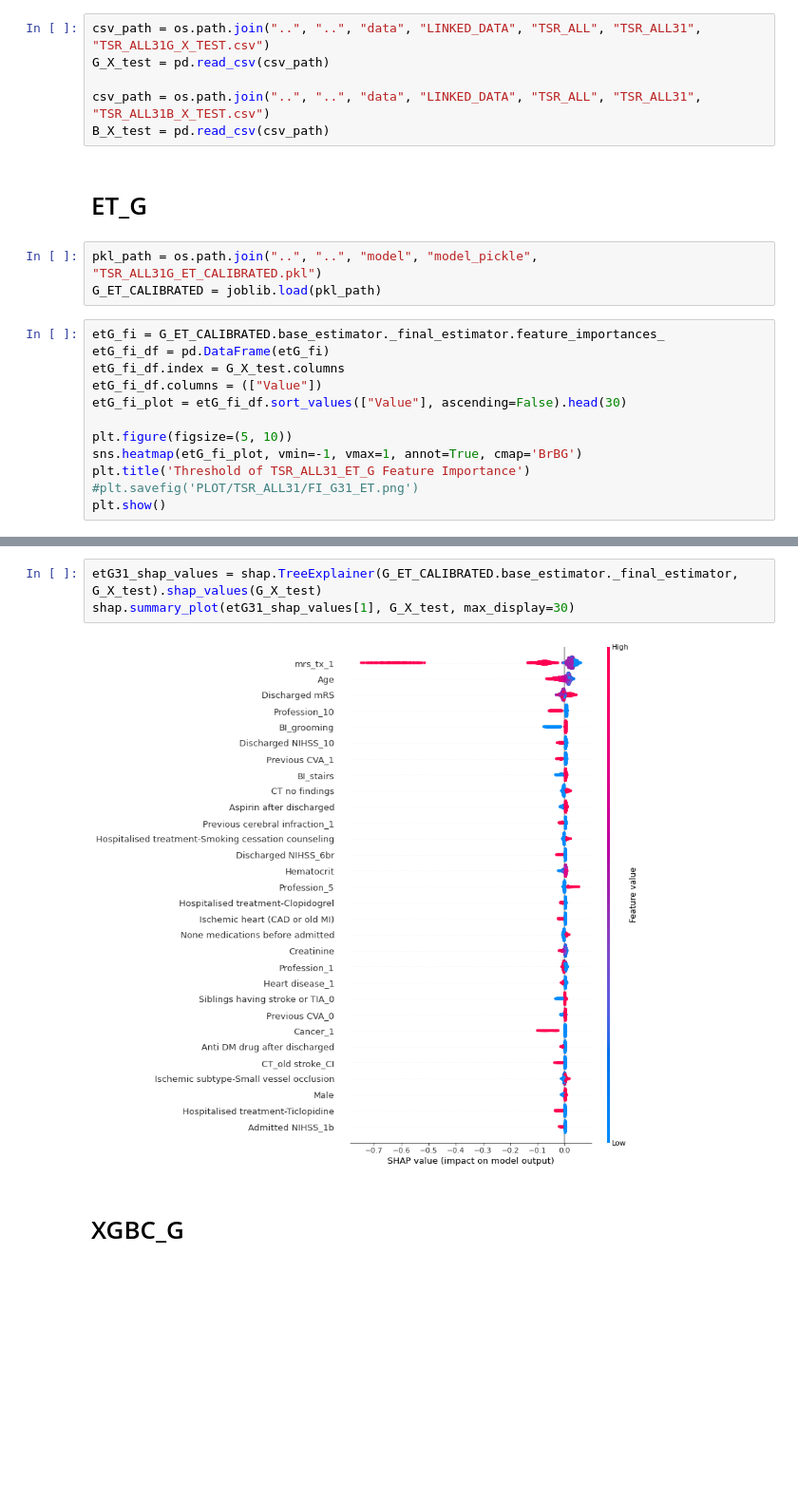
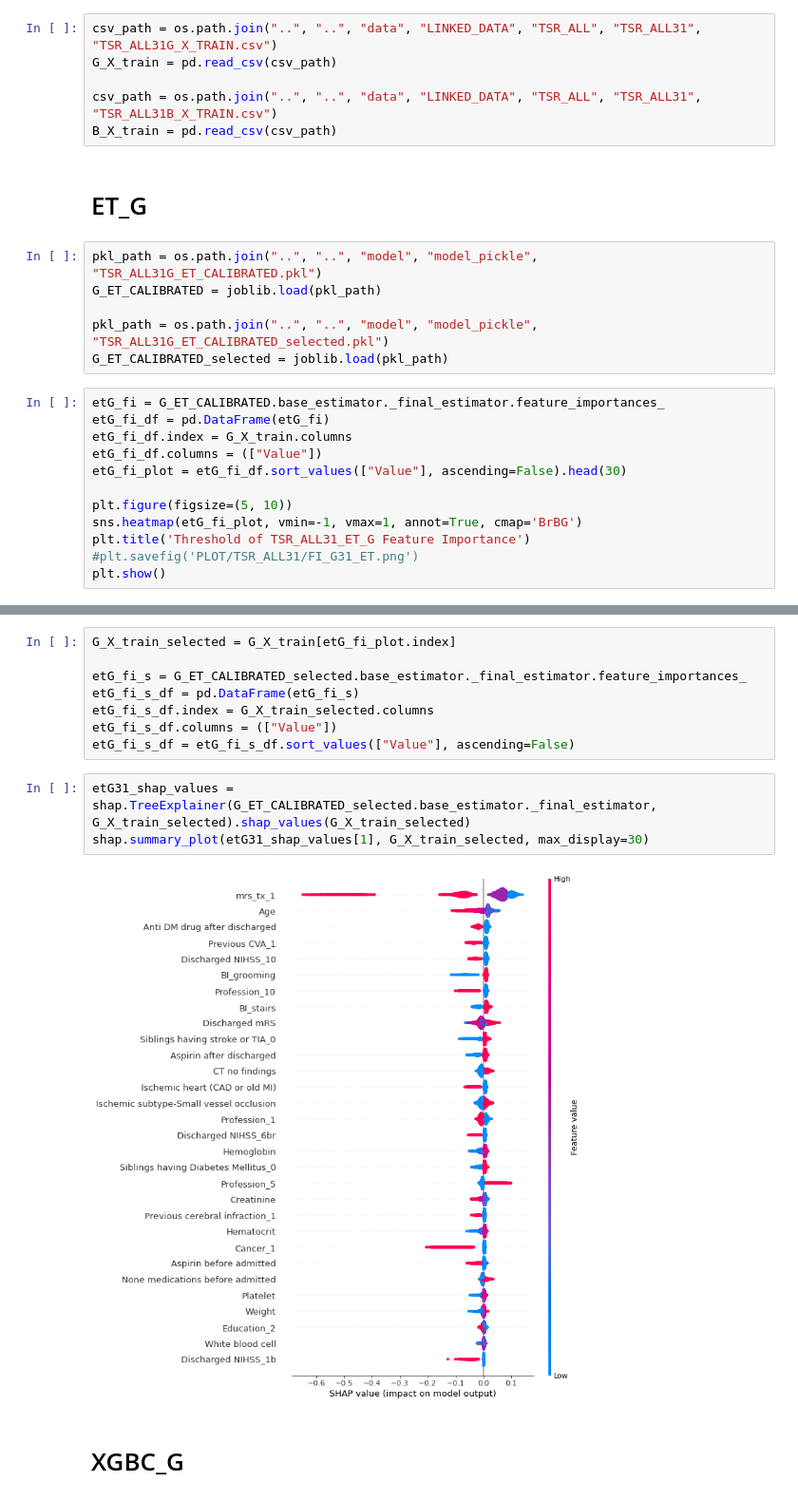
Before and after one commit to sn987532159/TSR_ML, a Jupyter notebook: result/TSR_ALL/TSR_ALL31_FI.ipynb, the cells around one changed output, grey strips where cells are left out. Shown: that part at 95% size. Cells and saved outputs as stored; diff of their text form; blank space fills up the shorter version.

```diff
--- a/result/TSR_ALL/TSR_ALL31_FI.ipynb
+++ b/result/TSR_ALL/TSR_ALL31_FI.ipynb
@@ -9,20 +9,23 @@ import numpy as np
 # %% [markdown]
 # Import datasets
 # %%
-csv_path = os.path.join("..", "..", "data", "LINKED_DATA", "TSR_ALL", "TSR_ALL31", "TSR_ALL31G_X_TEST.csv")
-G_X_test = pd.read_csv(csv_path)
+csv_path = os.path.join("..", "..", "data", "LINKED_DATA", "TSR_ALL", "TSR_ALL31", "TSR_ALL31G_X_TRAIN.csv")
+G_X_train = pd.read_csv(csv_path)
 
-csv_path = os.path.join("..", "..", "data", "LINKED_DATA", "TSR_ALL", "TSR_ALL31", "TSR_ALL31B_X_TEST.csv")
-B_X_test = pd.read_csv(csv_path)
+csv_path = os.path.join("..", "..", "data", "LINKED_DATA", "TSR_ALL", "TSR_ALL31", "TSR_ALL31B_X_TRAIN.csv")
+B_X_train = pd.read_csv(csv_path)
 # %% [markdown]
 # ET_G
 # %%
 pkl_path = os.path.join("..", "..", "model", "model_pickle", "TSR_ALL31G_ET_CALIBRATED.pkl")
 G_ET_CALIBRATED = joblib.load(pkl_path)
+
+pkl_path = os.path.join("..", "..", "model", "model_pickle", "TSR_ALL31G_ET_CALIBRATED_selected.pkl")
+G_ET_CALIBRATED_selected = joblib.load(pkl_path)
 # %%
 etG_fi = G_ET_CALIBRATED.base_estimator._final_estimator.feature_importances_
 etG_fi_df = pd.DataFrame(etG_fi)
-etG_fi_df.index = G_X_test.columns
+etG_fi_df.index = G_X_train.columns
 etG_fi_df.columns = (["Value"])
 etG_fi_plot = etG_fi_df.sort_values(["Value"], ascending=False).head(30)
 
@@ -33,11 +36,19 @@ plt.title('Threshold of TSR_ALL31_ET_G Feature Importance')
 plt.show()
 # %% [output]
 [figure]
+# %%
+G_X_train_selected = G_X_train[etG_fi_plot.index]
+
+etG_fi_s = G_ET_CALIBRATED_selected.base_estimator._final_estimator.feature_importances_
+etG_fi_s_df = pd.DataFrame(etG_fi_s)
+etG_fi_s_df.index = G_X_train_selected.columns
+etG_fi_s_df.columns = (["Value"])
+etG_fi_s_df = etG_fi_s_df.sort_values(["Value"], ascending=False)
 # %%
-etG31_shap_values = shap.TreeExplainer(G_ET_CALIBRATED.base_estimator._final_estimator, G_X_test).shap_values(G_X_test)
-shap.summary_plot(etG31_shap_values[1], G_X_test, max_display=30)
+etG31_shap_values = shap.TreeExplainer(G_ET_CALIBRATED_selected.base_estimator._final_estimator, G_X_train_selected).shap_values(G_X_train_selected)
+shap.summary_plot(etG31_shap_values[1], G_X_train_selected, max_display=30)
 # %% [output]
-[figure, old version]
+[figure, new version]
 # %% [markdown]
 # XGBC_G
 # %%
```
Also changed, not shown: parts of 21 cells of this notebook, 2 other files.
